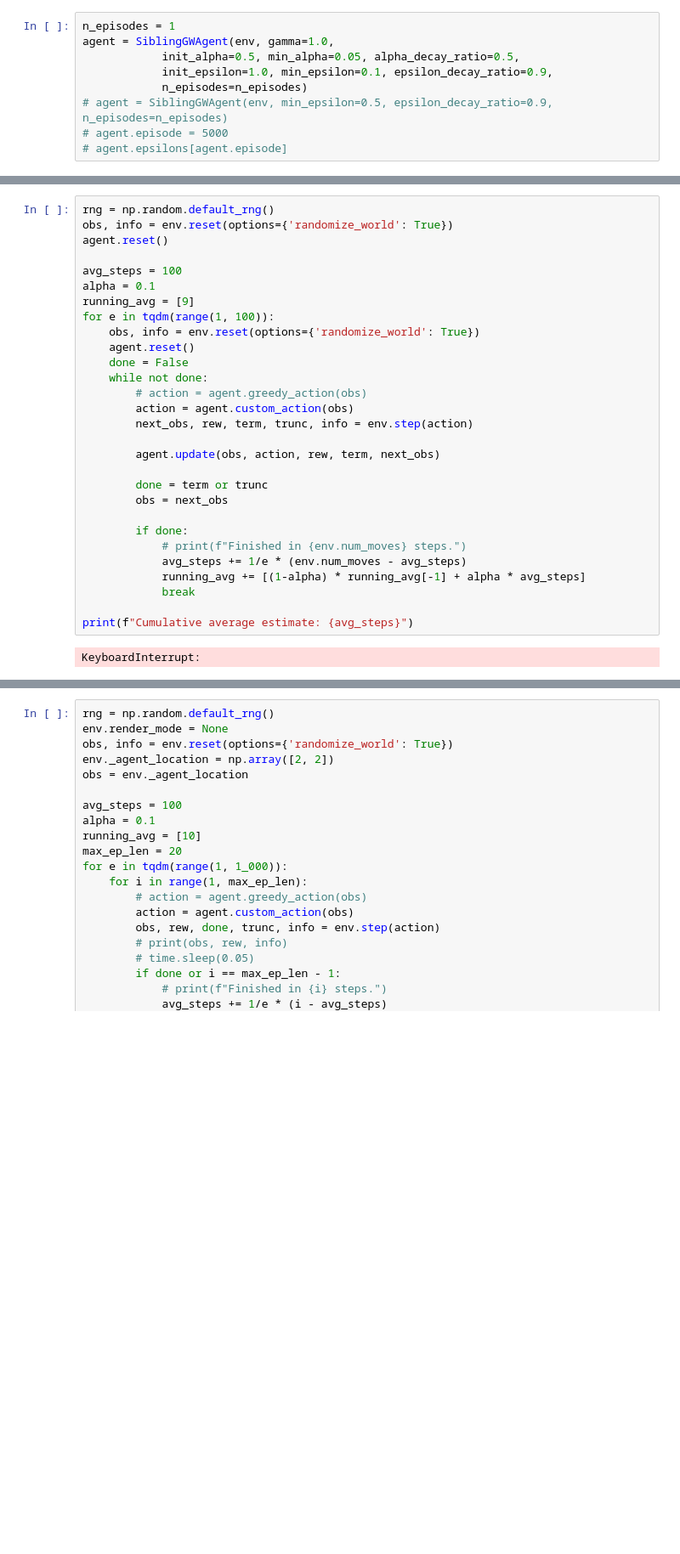
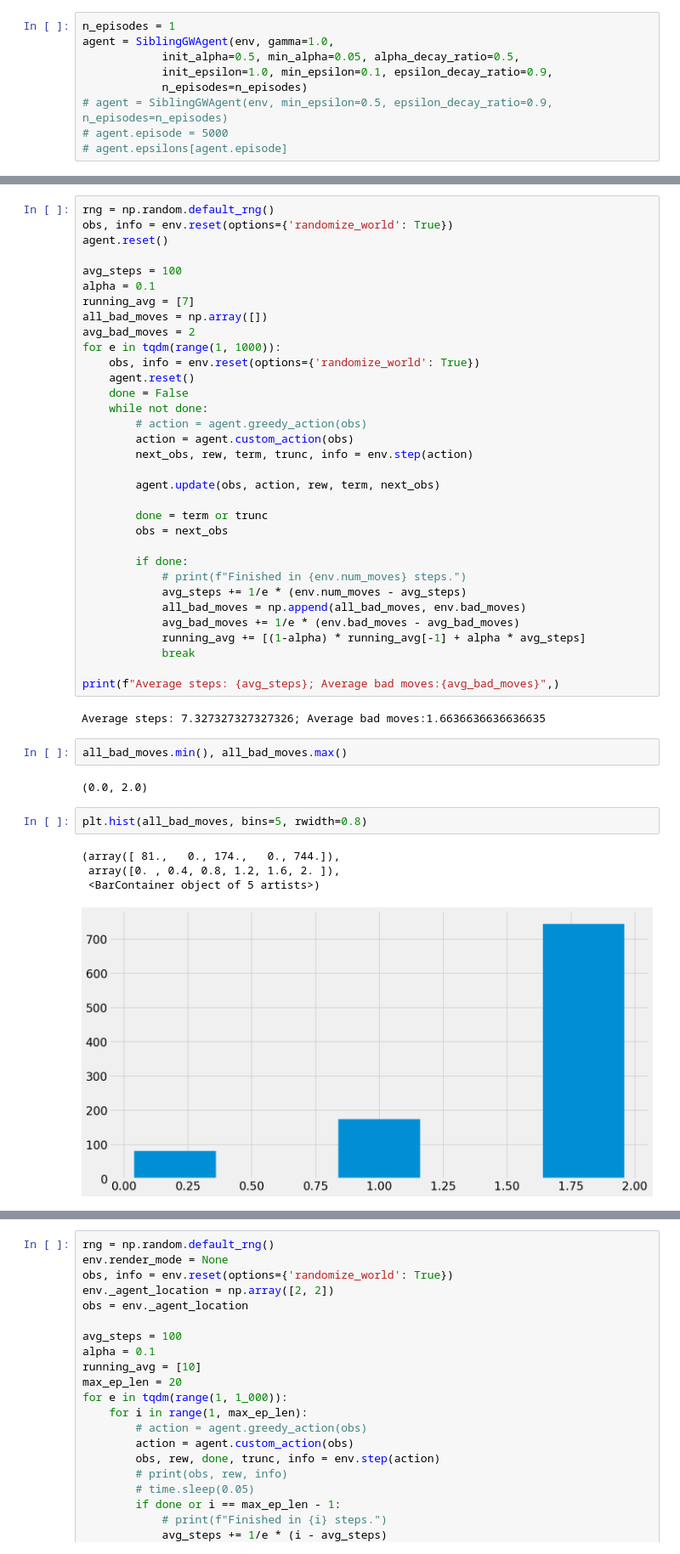
Before and after one commit to Symplectomorphism/miscellaneous, a Jupyter notebook: dolambac/simulation/sibling_q_learning.ipynb, the cells around one changed output, grey strips where cells are left out. Shown at 85% size. Cells and saved outputs as stored; diff of their text form; blank space fills up the shorter version.

```diff
--- a/dolambac/simulation/sibling_q_learning.ipynb
+++ b/dolambac/simulation/sibling_q_learning.ipynb
@@ -138,8 +138,10 @@ agent.reset()
 
 avg_steps = 100
 alpha = 0.1
-running_avg = [9]
-for e in tqdm(range(1, 100)):
+running_avg = [7]
+all_bad_moves = np.array([])
+avg_bad_moves = 2
+for e in tqdm(range(1, 1000)):
     obs, info = env.reset(options={'randomize_world': True})
     agent.reset()
     done = False
@@ -156,10 +158,23 @@ for e in tqdm(range(1, 100)):
         if done:
             # print(f"Finished in {env.num_moves} steps.")
             avg_steps += 1/e * (env.num_moves - avg_steps)
+            all_bad_moves = np.append(all_bad_moves, env.bad_moves)
+            avg_bad_moves += 1/e * (env.bad_moves - avg_bad_moves)
             running_avg += [(1-alpha) * running_avg[-1] + alpha * avg_steps]
             break
 
-print(f"Cumulative average estimate: {avg_steps}")
+print(f"Average steps: {avg_steps}; Average bad moves:{avg_bad_moves}",)
 # %% [output]
-KeyboardInterrupt:
+Average steps: 7.327327327327326; Average bad moves:1.6636636636636635
+# %%
+all_bad_moves.min(), all_bad_moves.max()
+# %% [output]
+(0.0, 2.0)
+# %%
+plt.hist(all_bad_moves, bins=5, rwidth=0.8)
+# %% [output]
+(array([ 81.,   0., 174.,   0., 744.]),
+ array([0. , 0.4, 0.8, 1.2, 1.6, 2. ]),
+ <BarContainer object of 5 artists>)
+[figure, added]
 # %%
```
Also changed, not shown: parts of 6 cells of this notebook, 2 other files.
